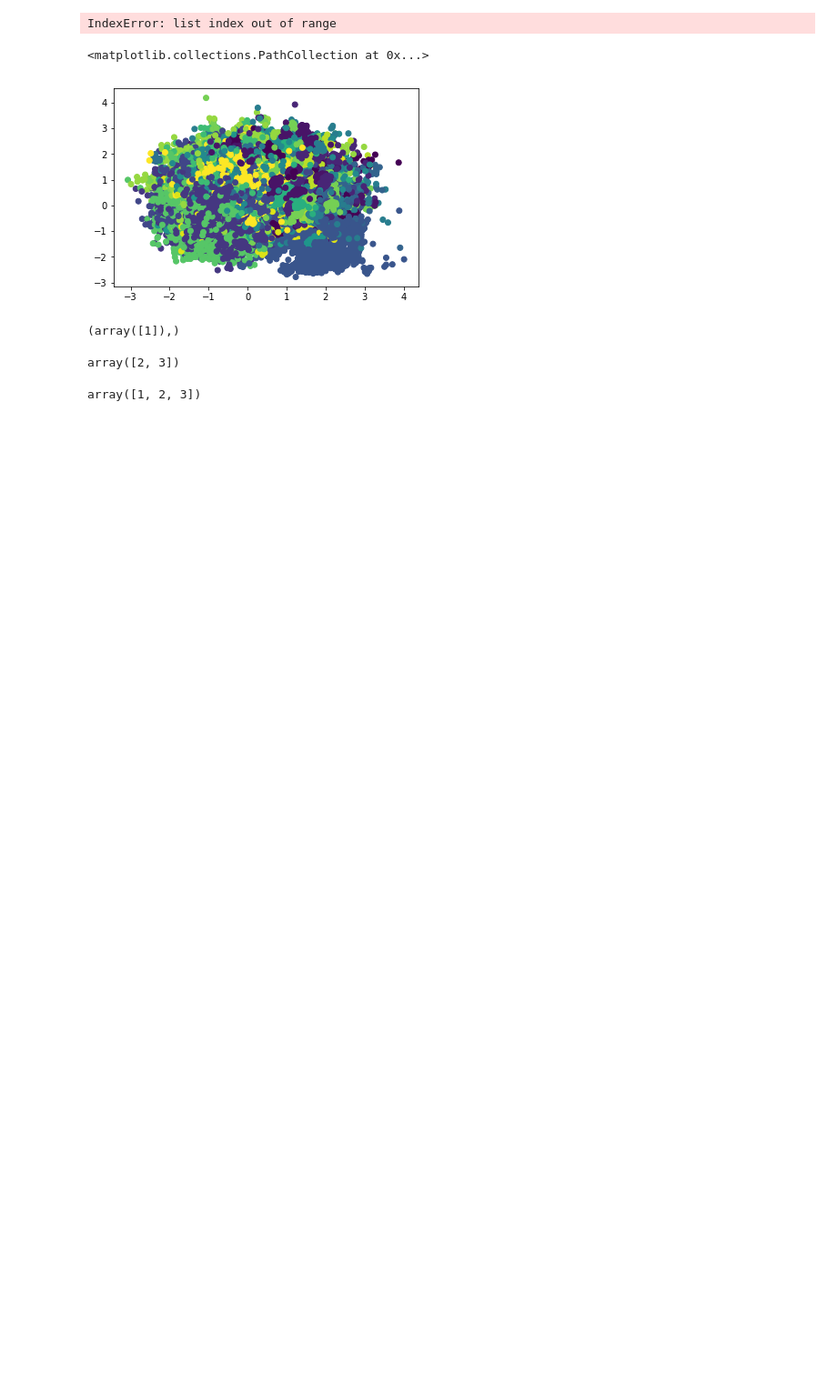
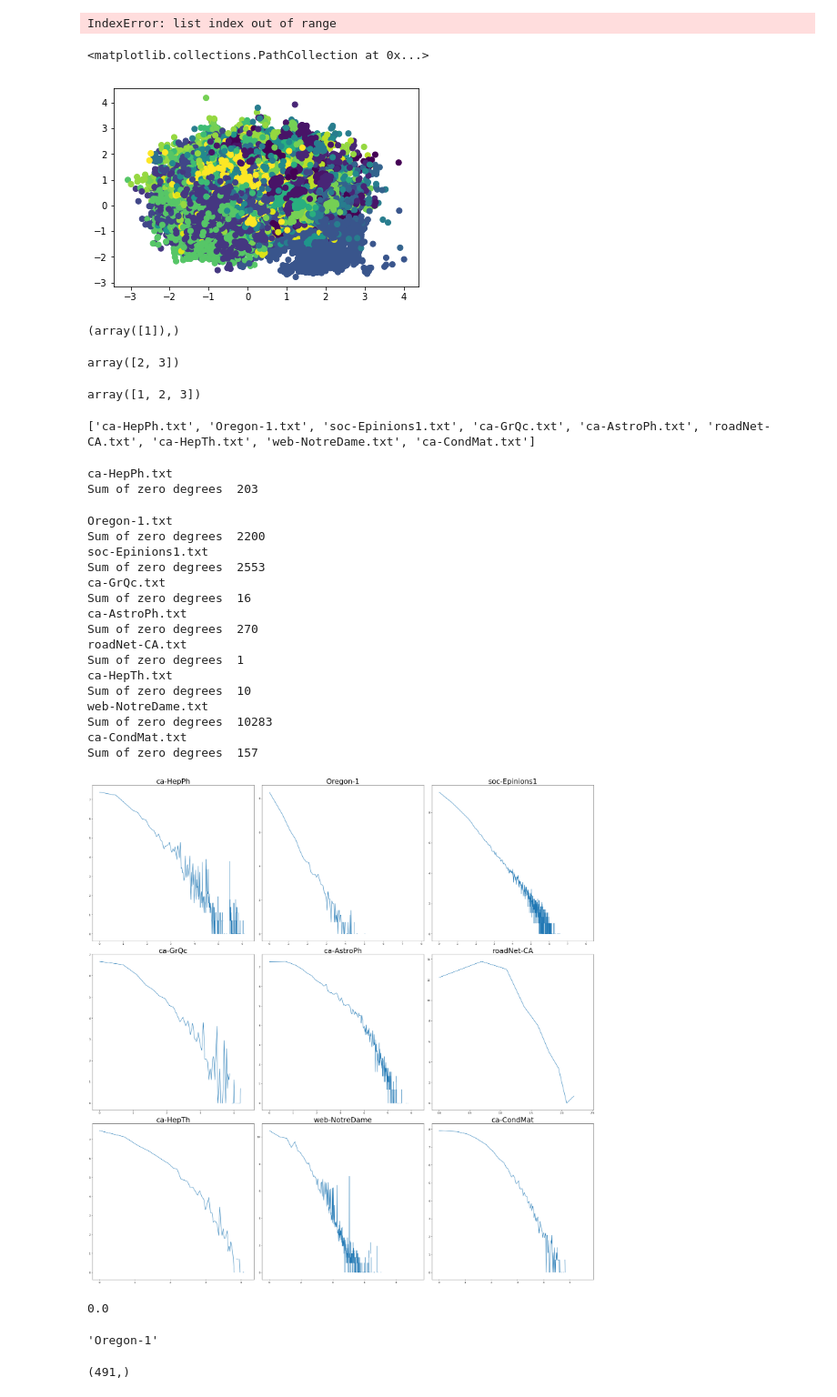
Before and after one commit to gamleksi/SNAP_community_detection, a Jupyter notebook: nb2.ipynb, the cells around one changed output. Shown at 91% size. Saved outputs shown, nothing was run; the diff lists cells and outputs as text; code cells hidden in the pictures; blank space fills up the shorter version.

```diff
--- a/nb.ipynb
+++ b/nb2.ipynb
@@ -699,3 +699,69 @@ array([2, 3])
 a
 # %% [output]
 array([1, 2, 3])
+# %%
+importlib.reload(helpers)
+# Load graph and adjacency matrix
+
+graph_files = os.listdir('graphs_processed')
+graph_files.remove('zachary.txt')
+print(graph_files)
+# %% [output]
+['ca-HepPh.txt', 'Oregon-1.txt', 'soc-Epinions1.txt', 'ca-GrQc.txt', 'ca-AstroPh.txt', 'roadNet-CA.txt', 'ca-HepTh.txt', 'web-NotreDame.txt', 'ca-CondMat.txt']
+# %%
+graph_data, header = helpers.load_graph(graph_files[0])
+adjacency_matrix = helpers.calculate_adjacency_matrix(graph_data)
+# %%
+degrees = adjacency_matrix.sum(axis=1)
+# %%
+cols = 3
+fig, axes = plt.subplots(cols, cols, figsize=(30,30))
+
+for idx in range(0, 9):
+    graph_file = graph_files[idx]
+    graph_data, header = helpers.load_graph(graph_file)
+    adjacency_matrix = helpers.calculate_adjacency_matrix(graph_data)
+    degrees = adjacency_matrix.sum(axis=1)
+    degrees = np.squeeze(np.asarray(degrees, np.int))
+    counts = np.bincount(degrees)
+    print(graph_file)
+    counts = counts[1:]
+    print('Sum of zero degrees ', np.sum(counts ==0))
+    ax = axes[int(idx / cols), idx % cols]
+    ax.plot(np.log(range(0, counts.shape[0])), np.log(counts))
+    ax.set_title(graph_file[:-4], fontsize=30)
+
+plt.tight_layout()
+plt.savefig('degree_distributions.png')
+# %% [output]
+ca-HepPh.txt
+Sum of zero degrees  203
+Oregon-1.txt
+Sum of zero degrees  2200
+soc-Epinions1.txt
+Sum of zero degrees  2553
+ca-GrQc.txt
+Sum of zero degrees  16
+ca-AstroPh.txt
+Sum of zero degrees  270
+roadNet-CA.txt
+Sum of zero degrees  1
+ca-HepTh.txt
+Sum of zero degrees  10
+web-NotreDame.txt
+Sum of zero degrees  10283
+ca-CondMat.txt
+Sum of zero degrees  157
+[figure, added]
+# %%
+np.log(1)
+# %% [output]
+0.0
+# %%
+graph_file[:-4]
+# %% [output]
+'Oregon-1'
+# %%
+counts[1:].shape
+# %% [output]
+(491,)
```
Also changed, not shown: parts of 2 cells of this notebook, 1 other file.
